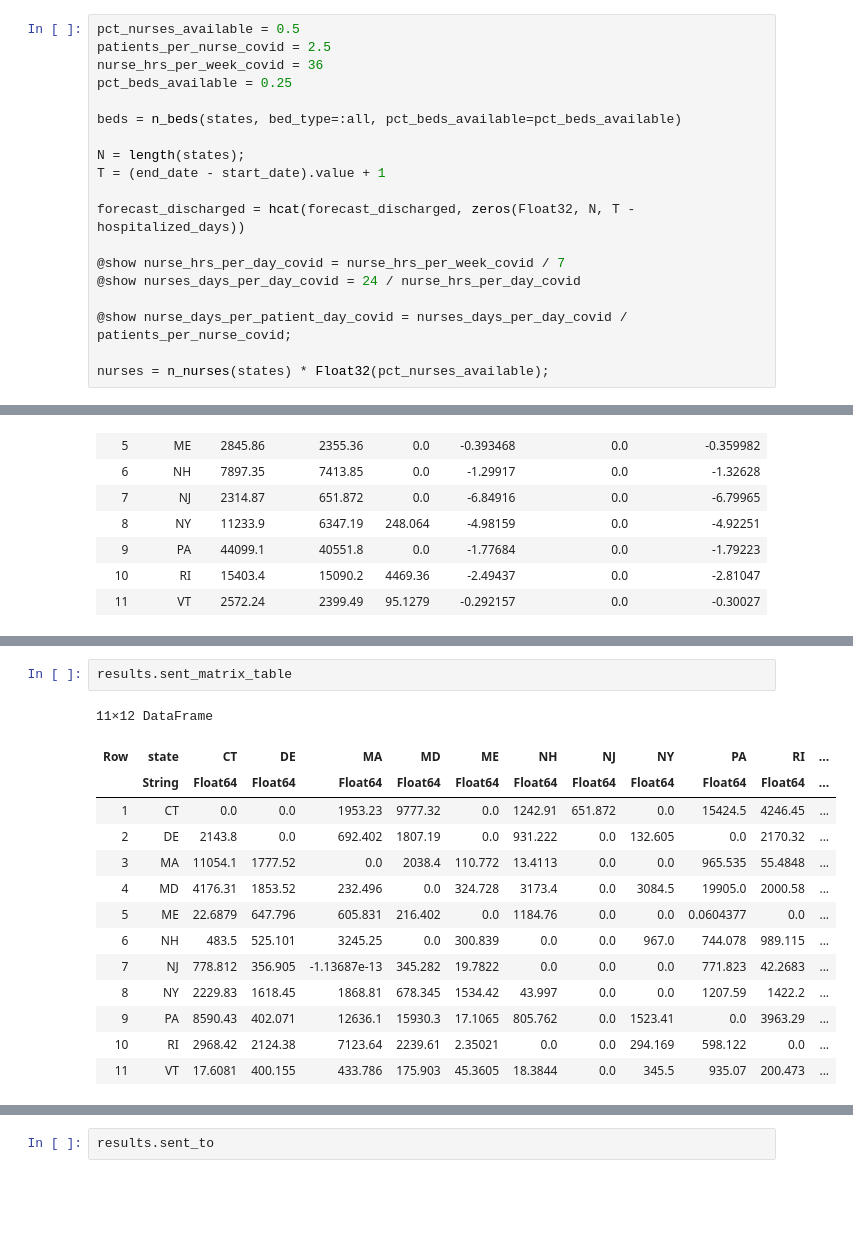
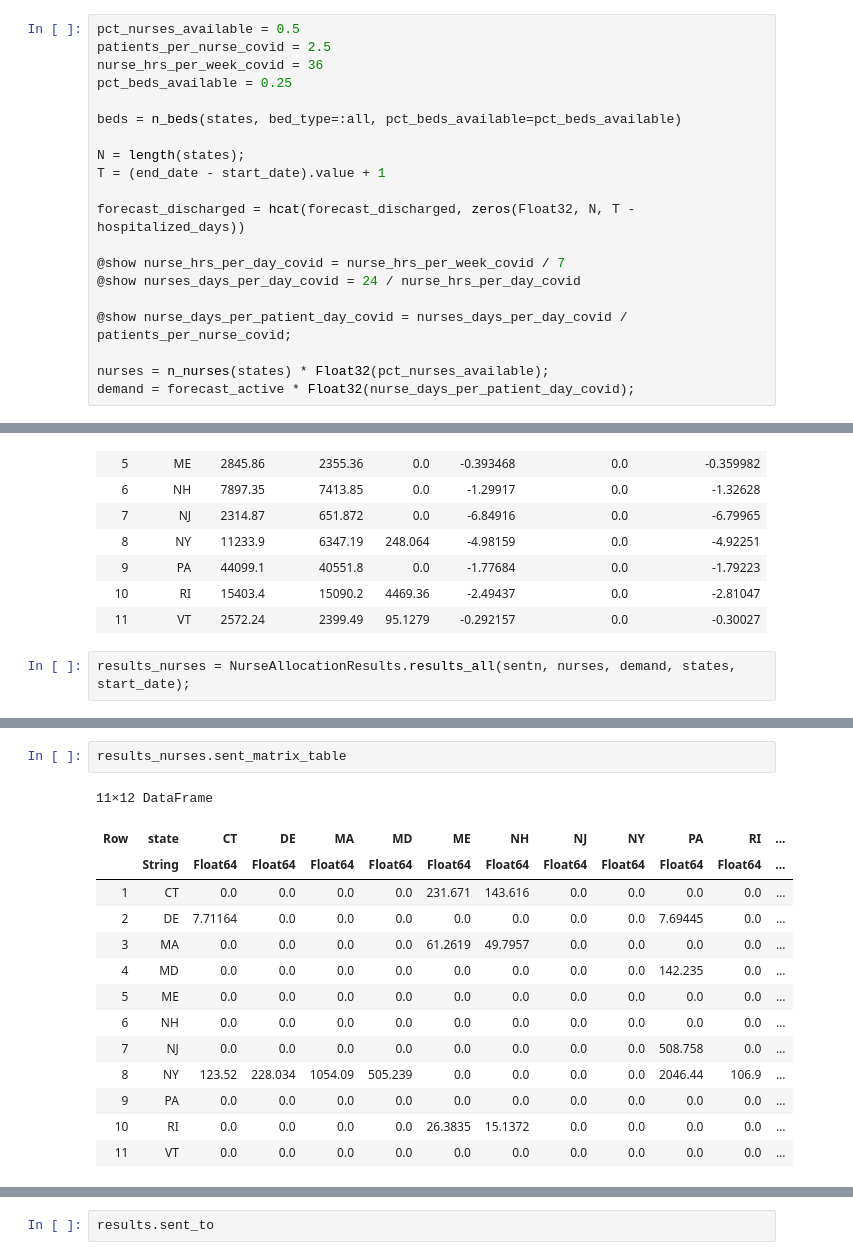
Before and after one commit to Chhheryl/Healthcare-Resources-Optimization-main, a Jupyter notebook: Test Models/timeseries_models.ipynb, the cells around one changed output, grey strips where cells are left out. Saved outputs shown, nothing was run; the diff lists cells and outputs as text; blank space fills up the shorter version.

```diff
--- a/Test Models/timeseries_models.ipynb
+++ b/Test Models/timeseries_models.ipynb
@@ -71,6 +71,7 @@ forecast_discharged = hcat(forecast_discharged, zeros(Float32, N, T - hospitaliz
 @show nurse_days_per_patient_day_covid = nurses_days_per_day_covid / patients_per_nurse_covid;
 
 nurses = n_nurses(states) * Float32(pct_nurses_available);
+demand = forecast_active * Float32(nurse_days_per_patient_day_covid);
 # %% [output]
 nurse_hrs_per_day_covid = nurse_hrs_per_week_covid / 7 = 5.142857142857143
 nurses_days_per_day_covid = 24 / nurse_hrs_per_day_covid = 4.666666666666666
@@ -135,3 +136,5 @@ results.summary_table
 | 9 | PA | 44099.1 | 40551.8 | 0.0 | -1.77684 | 0.0 | -1.79223 |
 | 10 | RI | 15403.4 | 15090.2 | 4469.36 | -2.49437 | 0.0 | -2.81047 |
 | 11 | VT | 2572.24 | 2399.49 | 95.1279 | -0.292157 | 0.0 | -0.30027 |
+# %%
+results_nurses = NurseAllocationResults.results_all(sentn, nurses, demand, states, start_date);
@@ -138,18 +158,18 @@ results.summary_table
 # %%
-results.sent_matrix_table
+results_nurses.sent_matrix_table
 # %% [output]
 11×12 DataFrame
 | Row | state | CT | DE | MA | MD | ME | NH | NJ | NY | PA | RI | ... |
 |  | String | Float64 | Float64 | Float64 | Float64 | Float64 | Float64 | Float64 | Float64 | Float64 | Float64 | ... |
-| 1 | CT | 0.0 | 0.0 | 1953.23 | 9777.32 | 0.0 | 1242.91 | 651.872 | 0.0 | 15424.5 | 4246.45 | ... |
-| 2 | DE | 2143.8 | 0.0 | 692.402 | 1807.19 | 0.0 | 931.222 | 0.0 | 132.605 | 0.0 | 2170.32 | ... |
-| 3 | MA | 11054.1 | 1777.52 | 0.0 | 2038.4 | 110.772 | 13.4113 | 0.0 | 0.0 | 965.535 | 55.4848 | ... |
-| 4 | MD | 4176.31 | 1853.52 | 232.496 | 0.0 | 324.728 | 3173.4 | 0.0 | 3084.5 | 19905.0 | 2000.58 | ... |
-| 5 | ME | 22.6879 | 647.796 | 605.831 | 216.402 | 0.0 | 1184.76 | 0.0 | 0.0 | 0.0604377 | 0.0 | ... |
-| 6 | NH | 483.5 | 525.101 | 3245.25 | 0.0 | 300.839 | 0.0 | 0.0 | 967.0 | 744.078 | 989.115 | ... |
-| 7 | NJ | 778.812 | 356.905 | -1.13687e-13 | 345.282 | 19.7822 | 0.0 | 0.0 | 0.0 | 771.823 | 42.2683 | ... |
-| 8 | NY | 2229.83 | 1618.45 | 1868.81 | 678.345 | 1534.42 | 43.997 | 0.0 | 0.0 | 1207.59 | 1422.2 | ... |
-| 9 | PA | 8590.43 | 402.071 | 12636.1 | 15930.3 | 17.1065 | 805.762 | 0.0 | 1523.41 | 0.0 | 3963.29 | ... |
-| 10 | RI | 2968.42 | 2124.38 | 7123.64 | 2239.61 | 2.35021 | 0.0 | 0.0 | 294.169 | 598.122 | 0.0 | ... |
-| 11 | VT | 17.6081 | 400.155 | 433.786 | 175.903 | 45.3605 | 18.3844 | 0.0 | 345.5 | 935.07 | 200.473 | ... |
+| 1 | CT | 0.0 | 0.0 | 0.0 | 0.0 | 231.671 | 143.616 | 0.0 | 0.0 | 0.0 | 0.0 | ... |
+| 2 | DE | 7.71164 | 0.0 | 0.0 | 0.0 | 0.0 | 0.0 | 0.0 | 0.0 | 7.69445 | 0.0 | ... |
+| 3 | MA | 0.0 | 0.0 | 0.0 | 0.0 | 61.2619 | 49.7957 | 0.0 | 0.0 | 0.0 | 0.0 | ... |
+| 4 | MD | 0.0 | 0.0 | 0.0 | 0.0 | 0.0 | 0.0 | 0.0 | 0.0 | 142.235 | 0.0 | ... |
+| 5 | ME | 0.0 | 0.0 | 0.0 | 0.0 | 0.0 | 0.0 | 0.0 | 0.0 | 0.0 | 0.0 | ... |
+| 6 | NH | 0.0 | 0.0 | 0.0 | 0.0 | 0.0 | 0.0 | 0.0 | 0.0 | 0.0 | 0.0 | ... |
+| 7 | NJ | 0.0 | 0.0 | 0.0 | 0.0 | 0.0 | 0.0 | 0.0 | 0.0 | 508.758 | 0.0 | ... |
+| 8 | NY | 123.52 | 228.034 | 1054.09 | 505.239 | 0.0 | 0.0 | 0.0 | 0.0 | 2046.44 | 106.9 | ... |
+| 9 | PA | 0.0 | 0.0 | 0.0 | 0.0 | 0.0 | 0.0 | 0.0 | 0.0 | 0.0 | 0.0 | ... |
+| 10 | RI | 0.0 | 0.0 | 0.0 | 0.0 | 26.3835 | 15.1372 | 0.0 | 0.0 | 0.0 | 0.0 | ... |
+| 11 | VT | 0.0 | 0.0 | 0.0 | 0.0 | 0.0 | 0.0 | 0.0 | 0.0 | 0.0 | 0.0 | ... |
 # %%
```
Also changed, not shown: parts of 17 cells of this notebook, 17 other files.
